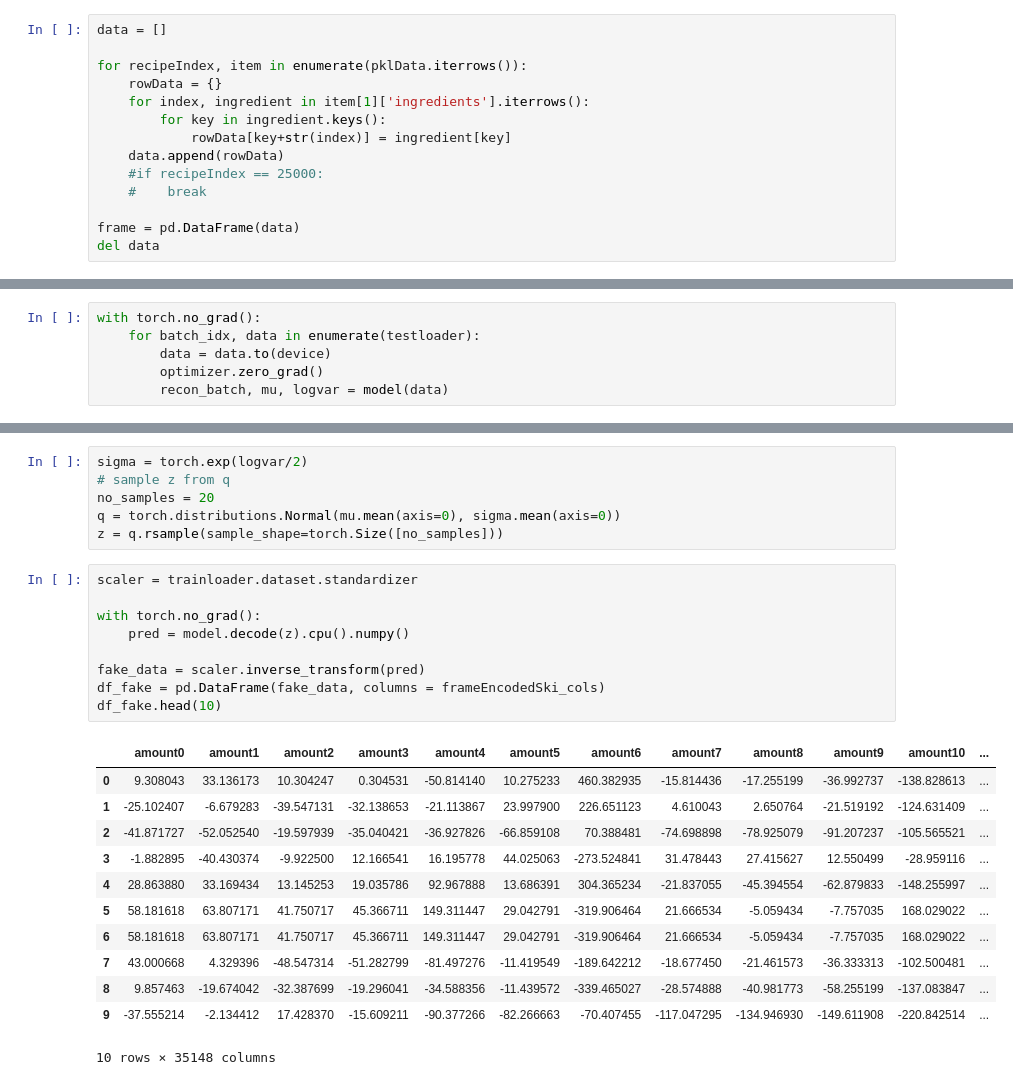
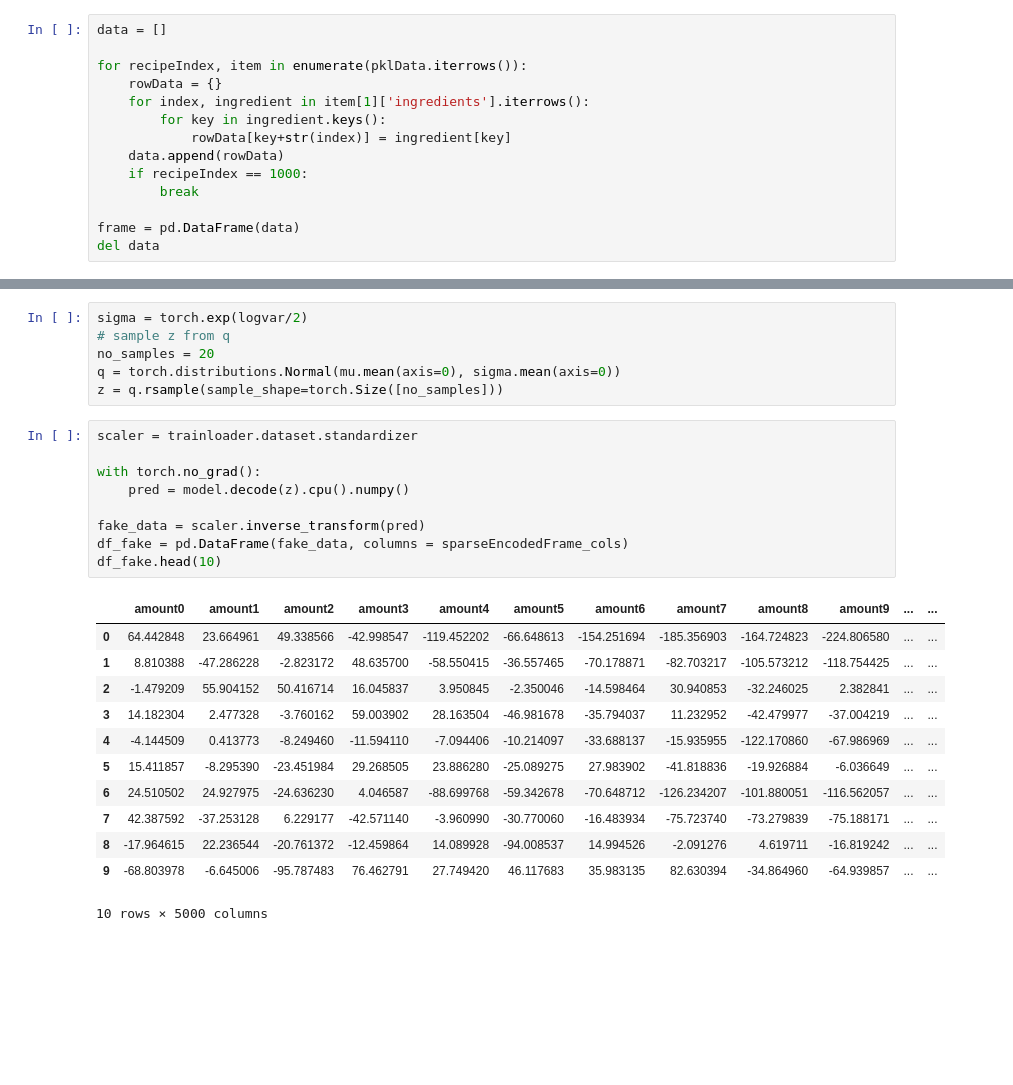
Before and after one commit to mscholl96/mad-recime, a Jupyter notebook: network/CVAE/cvae.ipynb, the cells around one changed output, grey strips where cells are left out. Saved outputs shown, nothing was run; the diff lists cells and outputs as text; blank space fills up the shorter version.

Commit message:
Update helper functions and script to use sparse matrixes.

```diff
--- a/network/CVAE/cvae.ipynb
+++ b/network/CVAE/cvae.ipynb
@@ -48,8 +48,8 @@ for recipeIndex, item in enumerate(pklData.iterrows()):
         for key in ingredient.keys():
             rowData[key+str(index)] = ingredient[key]
     data.append(rowData)
-    #if recipeIndex == 25000:
-    #    break
+    if recipeIndex == 1000:
+        break
 
 frame = pd.DataFrame(data)
 del data
@@ -212,6 +188,0 @@ plt.legend(['Test', 'Train'])
-# %%
-with torch.no_grad():
-    for batch_idx, data in enumerate(testloader):
-        data = data.to(device)
-        optimizer.zero_grad()
-        recon_batch, mu, logvar = model(data)
@@ -237,25 +197,25 @@ z = q.rsample(sample_shape=torch.Size([no_samples]))
 # %%
 scaler = trainloader.dataset.standardizer
 
 with torch.no_grad():
     pred = model.decode(z).cpu().numpy()
 
 fake_data = scaler.inverse_transform(pred)
-df_fake = pd.DataFrame(fake_data, columns = frameEncodedSki_cols)
+df_fake = pd.DataFrame(fake_data, columns = sparseEncodedFrame_cols)
 df_fake.head(10)
 # %% [output]
-|  | amount0 | amount1 | amount2 | amount3 | amount4 | amount5 | amount6 | amount7 | amount8 | amount9 | amount10 | ... |
-| 0 | 9.308043 | 33.136173 | 10.304247 | 0.304531 | -50.814140 | 10.275233 | 460.382935 | -15.814436 | -17.255199 | -36.992737 | -138.828613 | ... |
-| 1 | -25.102407 | -6.679283 | -39.547131 | -32.138653 | -21.113867 | 23.997900 | 226.651123 | 4.610043 | 2.650764 | -21.519192 | -124.631409 | ... |
-| 2 | -41.871727 | -52.052540 | -19.597939 | -35.040421 | -36.927826 | -66.859108 | 70.388481 | -74.698898 | -78.925079 | -91.207237 | -105.565521 | ... |
-| 3 | -1.882895 | -40.430374 | -9.922500 | 12.166541 | 16.195778 | 44.025063 | -273.524841 | 31.478443 | 27.415627 | 12.550499 | -28.959116 | ... |
-| 4 | 28.863880 | 33.169434 | 13.145253 | 19.035786 | 92.967888 | 13.686391 | 304.365234 | -21.837055 | -45.394554 | -62.879833 | -148.255997 | ... |
-| 5 | 58.181618 | 63.807171 | 41.750717 | 45.366711 | 149.311447 | 29.042791 | -319.906464 | 21.666534 | -5.059434 | -7.757035 | 168.029022 | ... |
-| 6 | 58.181618 | 63.807171 | 41.750717 | 45.366711 | 149.311447 | 29.042791 | -319.906464 | 21.666534 | -5.059434 | -7.757035 | 168.029022 | ... |
-| 7 | 43.000668 | 4.329396 | -48.547314 | -51.282799 | -81.497276 | -11.419549 | -189.642212 | -18.677450 | -21.461573 | -36.333313 | -102.500481 | ... |
-| 8 | 9.857463 | -19.674042 | -32.387699 | -19.296041 | -34.588356 | -11.439572 | -339.465027 | -28.574888 | -40.981773 | -58.255199 | -137.083847 | ... |
-| 9 | -37.555214 | -2.134412 | 17.428370 | -15.609211 | -90.377266 | -82.266663 | -70.407455 | -117.047295 | -134.946930 | -149.611908 | -220.842514 | ... |
+|  | amount0 | amount1 | amount2 | amount3 | amount4 | amount5 | amount6 | amount7 | amount8 | amount9 | ... | ... |
+| 0 | 64.442848 | 23.664961 | 49.338566 | -42.998547 | -119.452202 | -66.648613 | -154.251694 | -185.356903 | -164.724823 | -224.806580 | ... | ... |
+| 1 | 8.810388 | -47.286228 | -2.823172 | 48.635700 | -58.550415 | -36.557465 | -70.178871 | -82.703217 | -105.573212 | -118.754425 | ... | ... |
+| 2 | -1.479209 | 55.904152 | 50.416714 | 16.045837 | 3.950845 | -2.350046 | -14.598464 | 30.940853 | -32.246025 | 2.382841 | ... | ... |
+| 3 | 14.182304 | 2.477328 | -3.760162 | 59.003902 | 28.163504 | -46.981678 | -35.794037 | 11.232952 | -42.479977 | -37.004219 | ... | ... |
+| 4 | -4.144509 | 0.413773 | -8.249460 | -11.594110 | -7.094406 | -10.214097 | -33.688137 | -15.935955 | -122.170860 | -67.986969 | ... | ... |
+| 5 | 15.411857 | -8.295390 | -23.451984 | 29.268505 | 23.886280 | -25.089275 | 27.983902 | -41.818836 | -19.926884 | -6.036649 | ... | ... |
+| 6 | 24.510502 | 24.927975 | -24.636230 | 4.046587 | -88.699768 | -59.342678 | -70.648712 | -126.234207 | -101.880051 | -116.562057 | ... | ... |
+| 7 | 42.387592 | -37.253128 | 6.229177 | -42.571140 | -3.960990 | -30.770060 | -16.483934 | -75.723740 | -73.279839 | -75.188171 | ... | ... |
+| 8 | -17.964615 | 22.236544 | -20.761372 | -12.459864 | 14.089928 | -94.008537 | 14.994526 | -2.091276 | 4.619711 | -16.819242 | ... | ... |
+| 9 | -68.803978 | -6.645006 | -95.787483 | 76.462791 | 27.749420 | 46.117683 | 35.983135 | 82.630394 | -34.864960 | -64.939857 | ... | ... |
-10 rows × 35148 columns
+10 rows × 5000 columns
 # %%
 df_fake_stripped = df_fake.drop(columns=dropColumns)
 df_fake_stripped_decoded = pd.DataFrame(data=enc.inverse_transform(df_fake_stripped), columns=frameStripped_cols)
```
Also changed, not shown: parts of 11 cells of this notebook, 1 other file.
